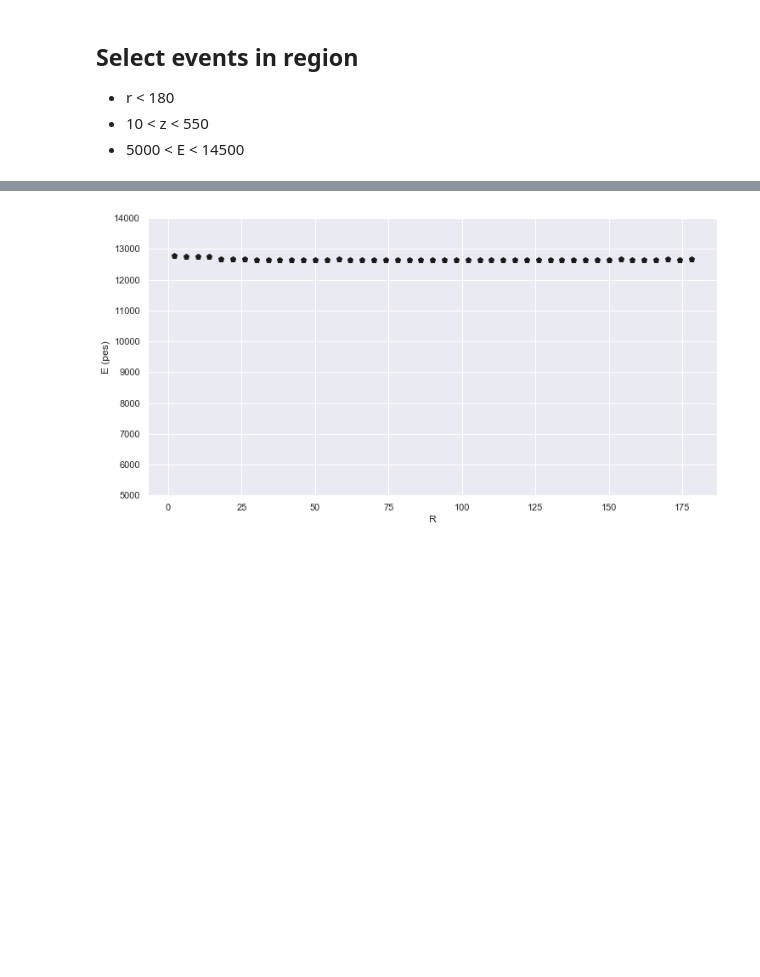
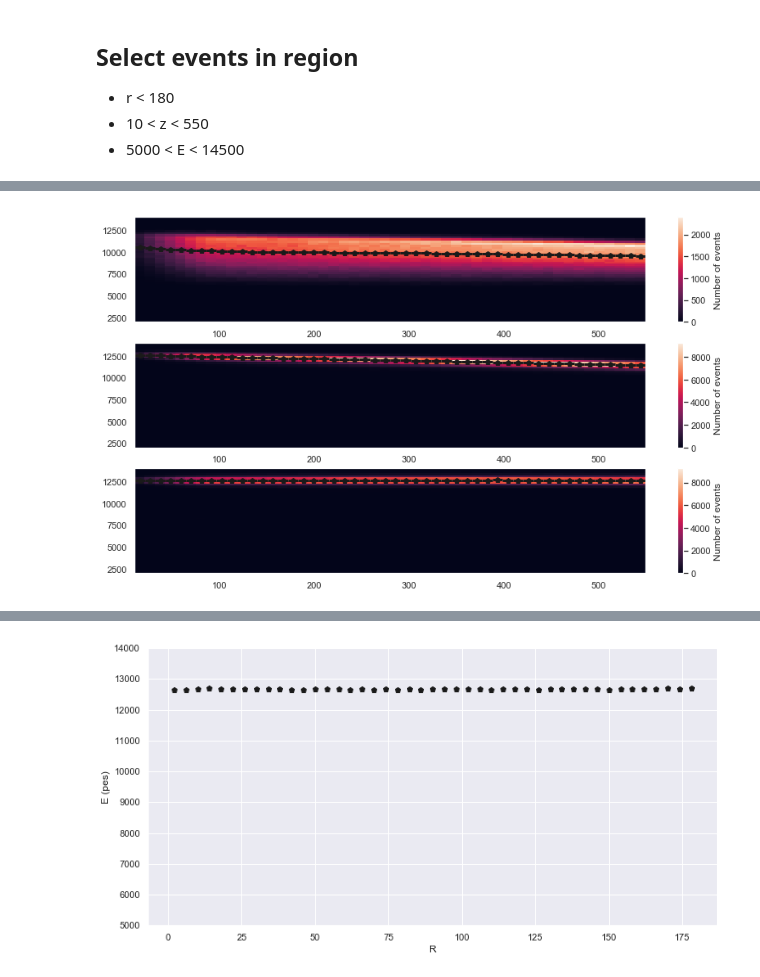
Before and after one commit to jmhaefner/KrCalibNB, a Jupyter notebook: automationFiles/single_map_correction_TPLT.ipynb, the cells around one changed output, grey strips where cells are left out. Saved outputs shown, nothing was run; the diff lists cells and outputs as text; code cells hidden in the pictures; blank space fills up the shorter version.

Commit message:
Change correction plot to include geometric and lifetime images

```diff
--- a/automationFiles/single_map_correction_TPLT.ipynb
+++ b/automationFiles/single_map_correction_TPLT.ipynb
@@ -845,3 +813,21 @@ plt.savefig(summary_outputs+'CorrectionLT.png')
+# %%
+fig = plt.figure(figsize=(14,8))
+
+ax      = fig.add_subplot(3, 1, 1)
+nevt = h2(dst.Z, dst.S2e, 50, 50, krRanges.Z, krRanges.S2e,
+           profile=True)
+
+ax      = fig.add_subplot(3, 1, 2)
+nevt = h2(dst.Z, E0, 50, 50, krRanges.Z, krRanges.S2e,
+           profile=True)
+
+ax      = fig.add_subplot(3, 1, 3)
+nevt = h2(dst.Z, E, 50, 50, krRanges.Z, krRanges.S2e,
+           profile=True)
+
+plt.savefig(summary_outputs+'CorrectionLT.png')
+# %% [output]
+[figure, added]
 # %%
 energy_X_profile(dst.R, E, xnbins = num_xy_bins, xrange=(0,200), xlabel = 'R',
                  erange=(6500, 14500),
```
Also changed, not shown: parts of 46 cells of this notebook, 4 other files.
